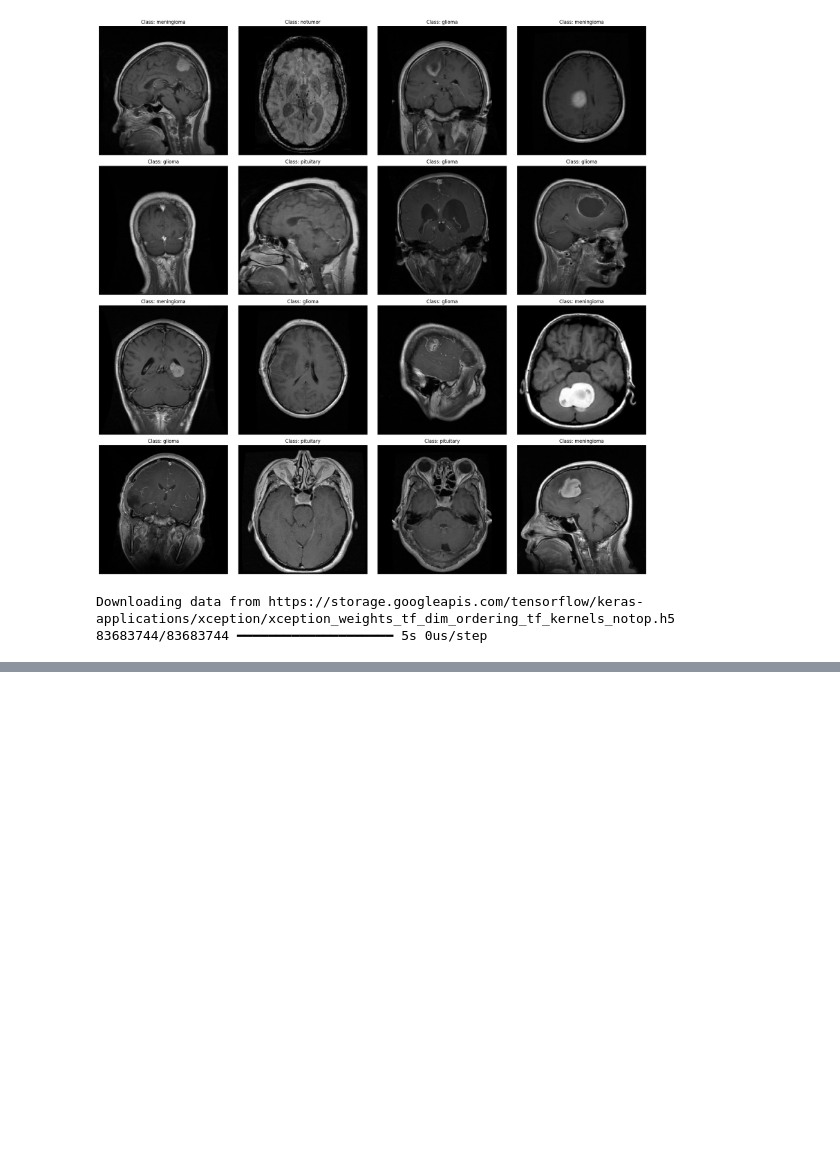
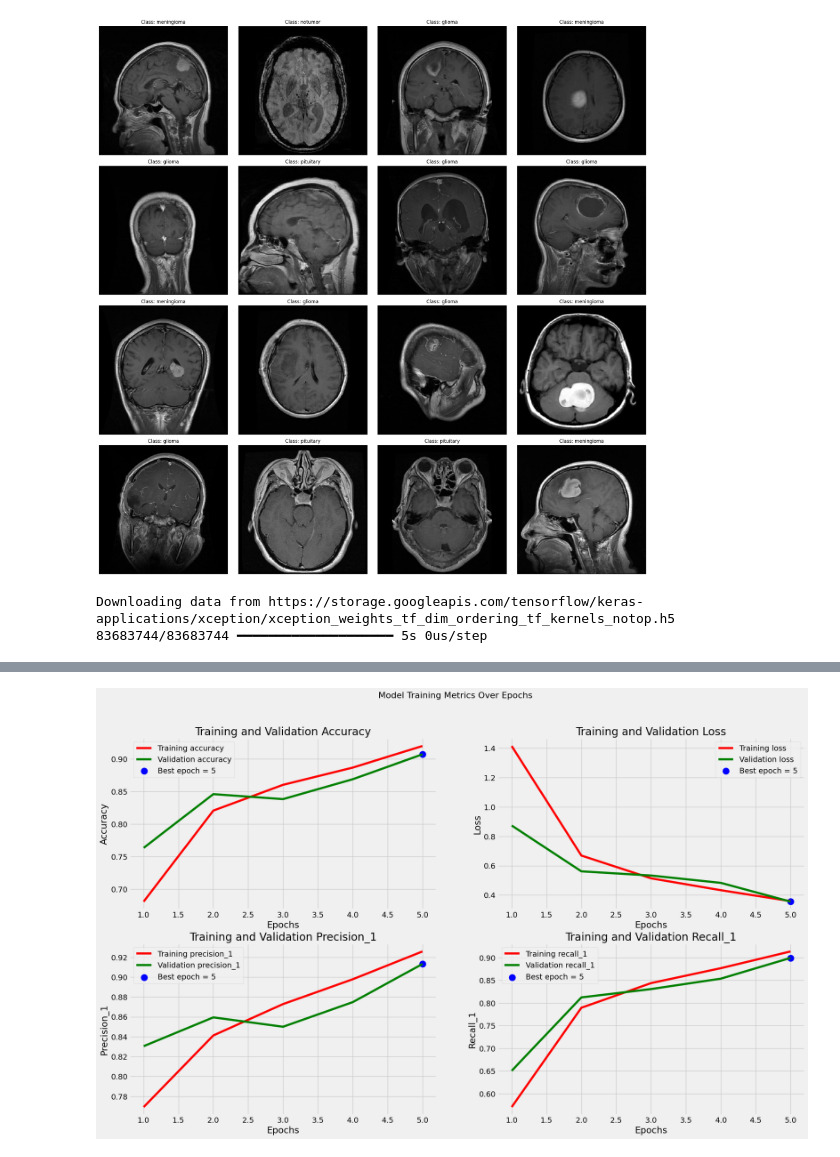
Before and after one commit to rim-nsr3/Brain-Tumor-Classification, a Jupyter notebook: Brain_Tumor_Classification.ipynb, the cells around one changed output, grey strips where cells are left out. Saved outputs shown, nothing was run; the diff lists cells and outputs as text; code cells hidden in the pictures; blank space fills up the shorter version.

```diff
--- a/Brain_Tumor_Classification.ipynb
+++ b/Brain_Tumor_Classification.ipynb
@@ -414,6 +479,6 @@ history = cnn_model.fit(tr_gen, epochs=5, validation_data=valid_gen)
 # %%
 # Get training and validation metrics from history
-metrics = ['accuracy', 'loss', 'precision', 'recall']
+metrics = ['accuracy', 'loss', 'precision_1', 'recall_1']
 tr_metrics = {m: history.history[m] for m in metrics}
 val_metrics = {m: history.history[f'val_{m}'] for m in metrics}
 
@@ -422,33 +487,35 @@ best_epochs = {}
 best_values = {}
 for m in metrics:
     if m == 'loss':
         idx = np.argmin(val_metrics[m])
     else:
         idx = np.argmax(val_metrics[m])
     best_epochs[m] = idx + 1
     best_values[m] = val_metrics[m][idx]
 
 # Plot metrics
 plt.figure(figsize=(20, 12))
 plt.style.use('fivethirtyeight')
 
 for i, metric in enumerate(metrics, 1):
     plt.subplot(2, 2, i)
     epochs = range(1, len(tr_metrics[metric]) + 1)
 
     plt.plot(epochs, tr_metrics[metric], 'r', label=f'Training {metric}')
     plt.plot(epochs, val_metrics[metric], 'g', label=f'Validation {metric}')
     plt.scatter(best_epochs[metric], best_values[metric], s=150, c='blue',
                 label=f'Best epoch = {best_epochs[metric]}')
 
     plt.title(f'Training and Validation {metric.title()}')
     plt.xlabel('Epochs')
     plt.ylabel(metric.title())
     plt.grid(True)
     plt.legend()
 
 plt.suptitle('Model Training Metrics Over Epochs', fontsize=16)
 plt.show()
+# %% [output]
+[figure, added]
 # %%
 train_score = cnn_model.evaluate(tr_gen, verbose=1)
 valid_score = cnn_model.evaluate(valid_gen, verbose=1)
```
Also changed, not shown: parts of 12 cells of this notebook.
